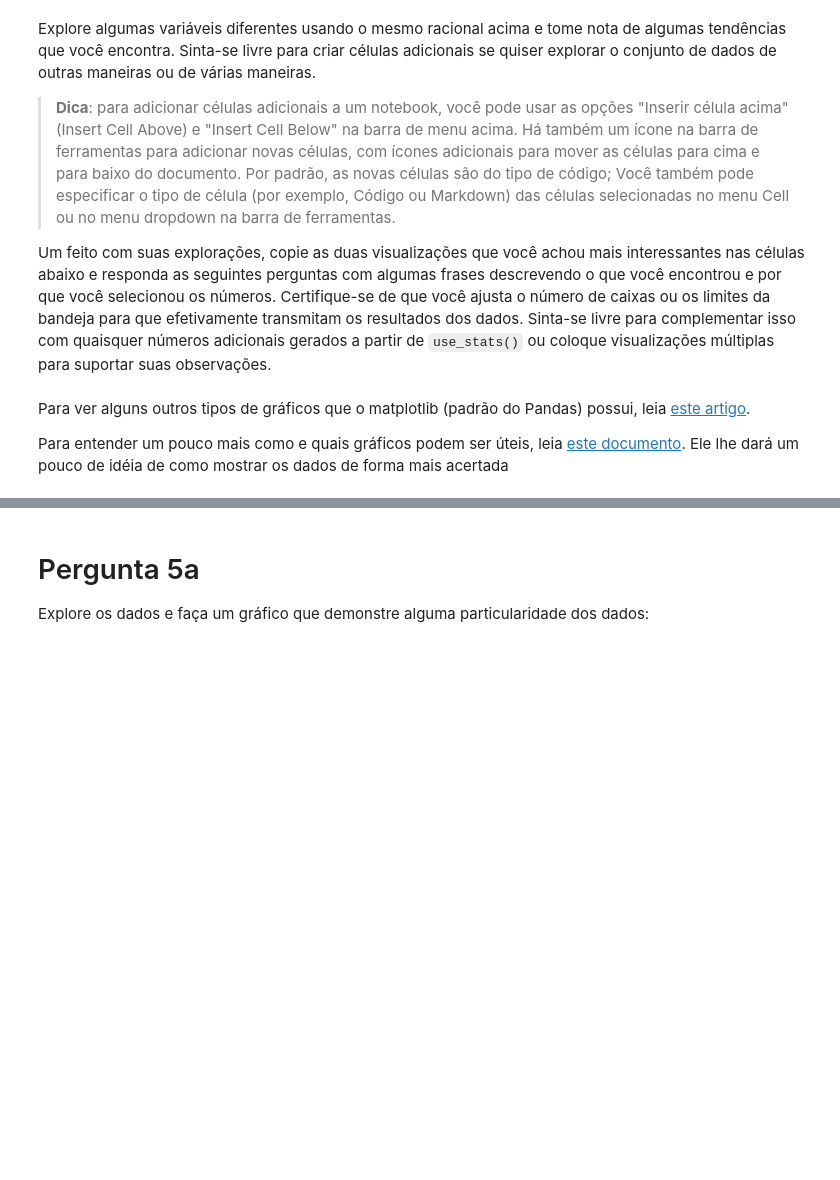
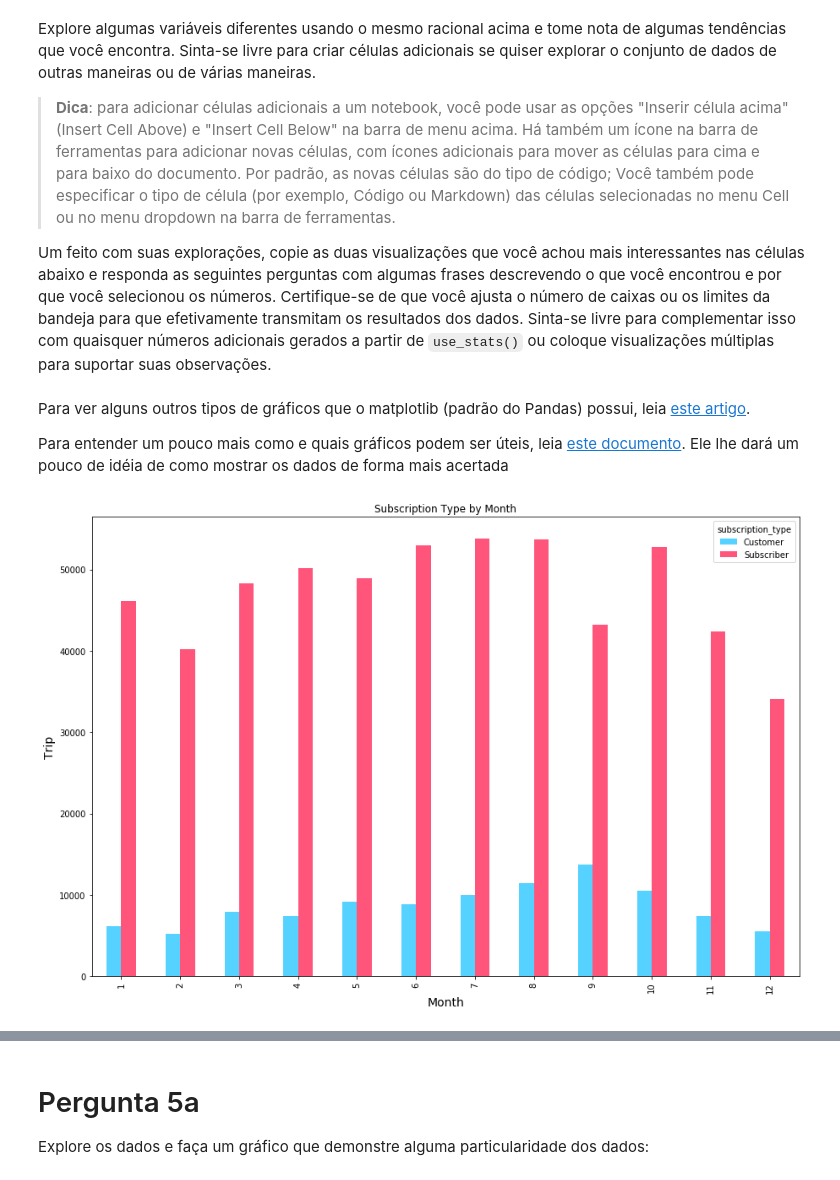
Before and after one commit to julianyraiol/analysis-of-bay-area-bike-share-nfds, a Jupyter notebook: Analise_Bay_Area_Bike_Share-NDFDSI.ipynb, the cells around one changed output, grey strips where cells are left out. Drawn from its saved outputs; the diff is of its cells as text; code cells hidden in the pictures; blank space fills up the shorter version.

Commit message:
feat: chart start_month x subscription_type

```diff
--- a/Analise_Bay_Area_Bike_Share-NDFDSI.ipynb
+++ b/Analise_Bay_Area_Bike_Share-NDFDSI.ipynb
@@ -480,2 +479,13 @@ chart.map(plt.bar, "duration", "start_month")
+# %%
+search = pd.crosstab(trip_data['start_month'],trip_data['subscription_type'])
+
+search.plot(kind='bar', color=['#55D2FF','#FF557B'], figsize=(15,10))
+
+plt.title('Subscription Type by Month')
+plt.ylabel('Trip', fontsize=14)
+plt.xlabel('Month', fontsize=14)
+plt.show()
+# %% [output]
+[figure, added]
 # %%
 print 3
```
Also changed, not shown: parts of 7 cells of this notebook.
